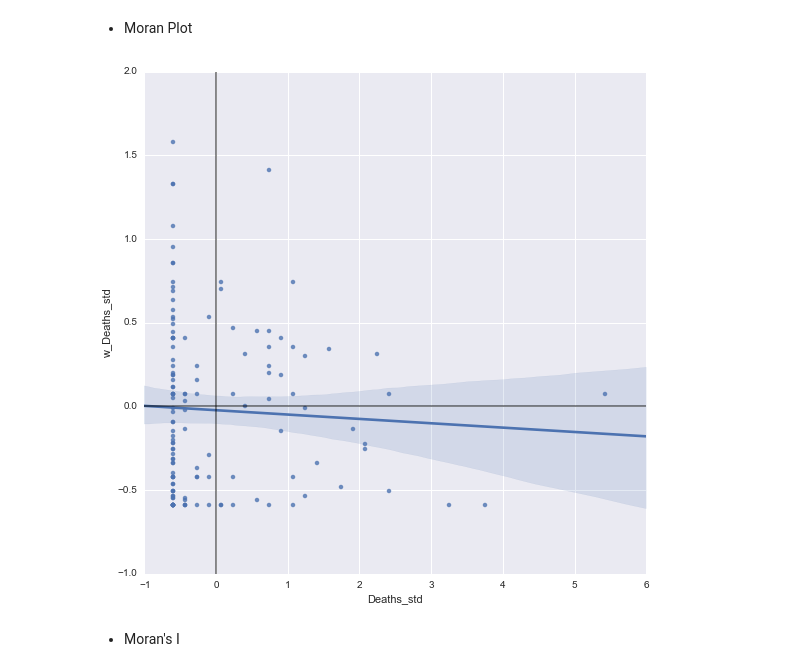
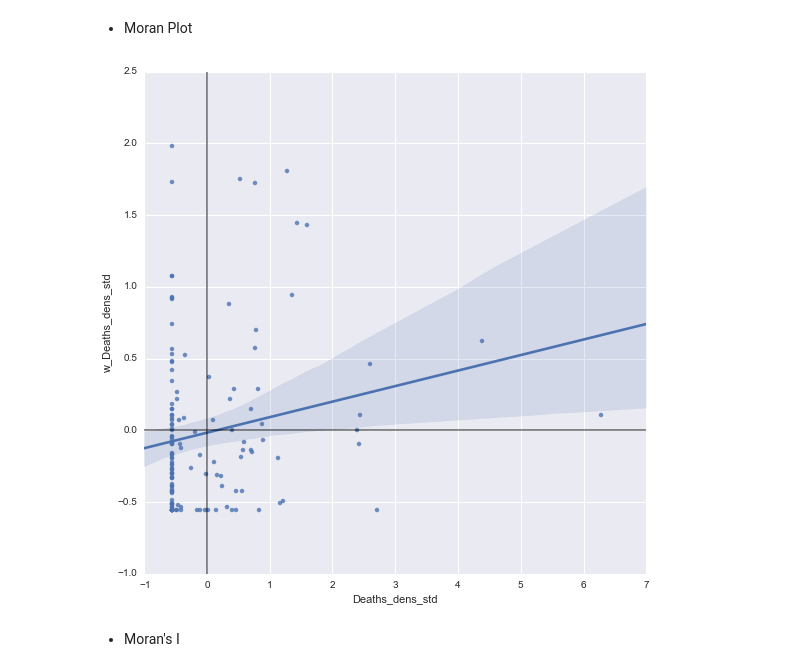
Before and after one commit to darribas/gds15, a Jupyter notebook: content/labs/lab_06.ipynb, the cells around one changed output. Cells and saved outputs as stored; diff of their text form; code cells hidden in the pictures.

```diff
--- a/content/labs/lab_06.ipynb
+++ b/content/labs/lab_06.ipynb
@@ -130,3 +132,3 @@ We can calculate the spatial lag for the variable `Deaths` and store it directly
 # %%
-js['w_Deaths'] = ps.lag_spatial(w, js['Deaths'])
+js['w_Deaths_dens'] = ps.lag_spatial(w, js['Deaths_dens'])
 # %% [markdown]
@@ -134,9 +136,9 @@ For some of the tools we will be seeing below, it makes more sense to operate wi
 # %%
-js['Deaths_std'] = (js['Deaths'] - js['Deaths'].mean()) / js['Deaths'].std()
+js['Deaths_dens_std'] = (js['Deaths_dens'] - js['Deaths_dens'].mean()) / js['Deaths_dens'].std()
 # %% [markdown]
 Finally, to be able to explore the spatial patterns of the standardized values, also called sometimes $z$ values, we need to create its spatial lag:
 # %%
-js['w_Deaths_std'] = ps.lag_spatial(w, js['Deaths_std'])
+js['w_Deaths_dens_std'] = ps.lag_spatial(w, js['Deaths_dens_std'])
 # %% [markdown]
 ## Global Spatial autocorrelation
 # %% [markdown]
@@ -144,15 +146,15 @@ js['w_Deaths_std'] = ps.lag_spatial(w, js['Deaths_std'])
 # %%
 # Setup the figure and axis
 f, ax = plt.subplots(1, figsize=(9, 9))
 # Plot values
-sns.regplot(x='Deaths_std', y='w_Deaths_std', data=js)
+sns.regplot(x='Deaths_dens_std', y='w_Deaths_dens_std', data=js)
 # Add vertical and horizontal lines
 plt.axvline(0, c='k', alpha=0.5)
 plt.axhline(0, c='k', alpha=0.5)
 # Display
 plt.show()
 # %% [output]
-[figure, old version]
+[figure, new version]
 # %% [markdown]
 * Moran's I
 # %%
```
Also changed, not shown: parts of 16 cells of this notebook, 9 other files.
